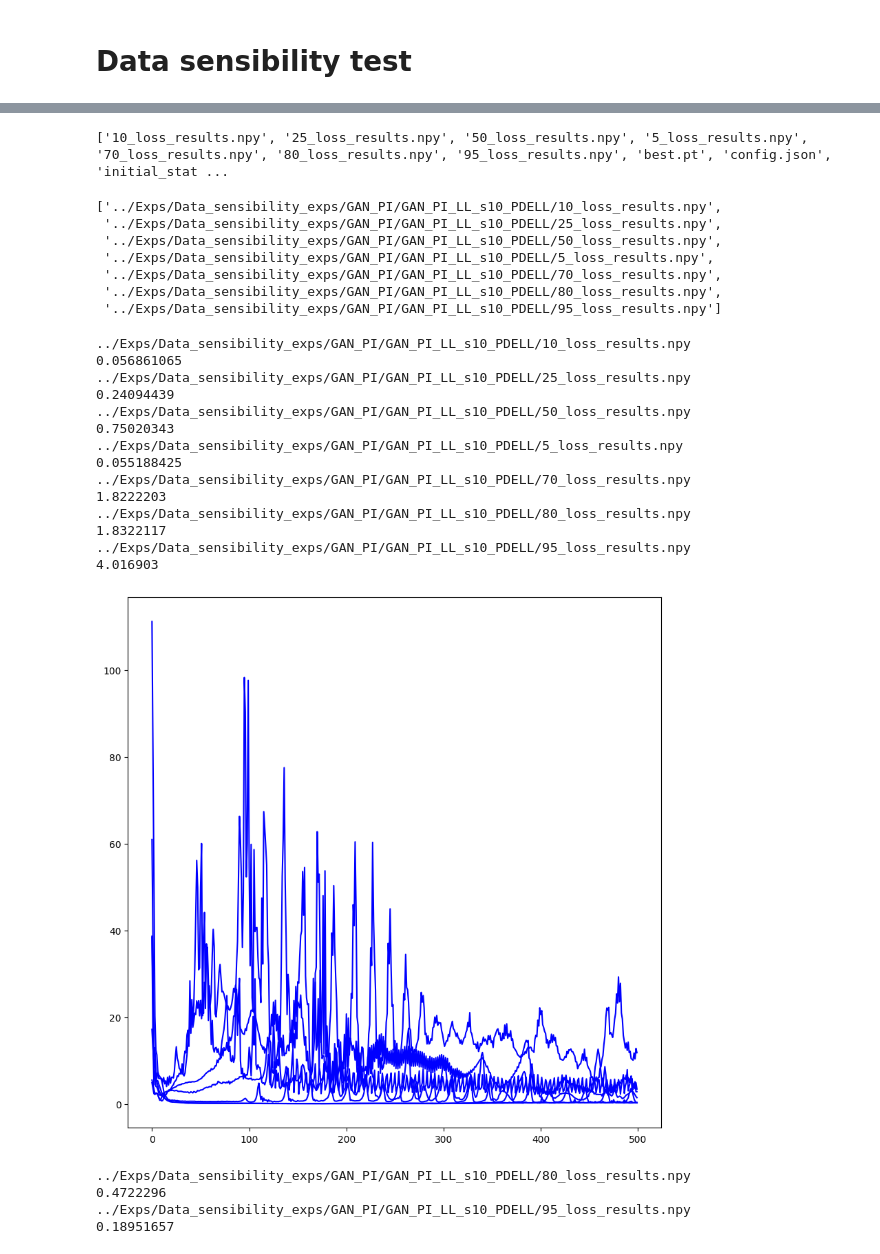
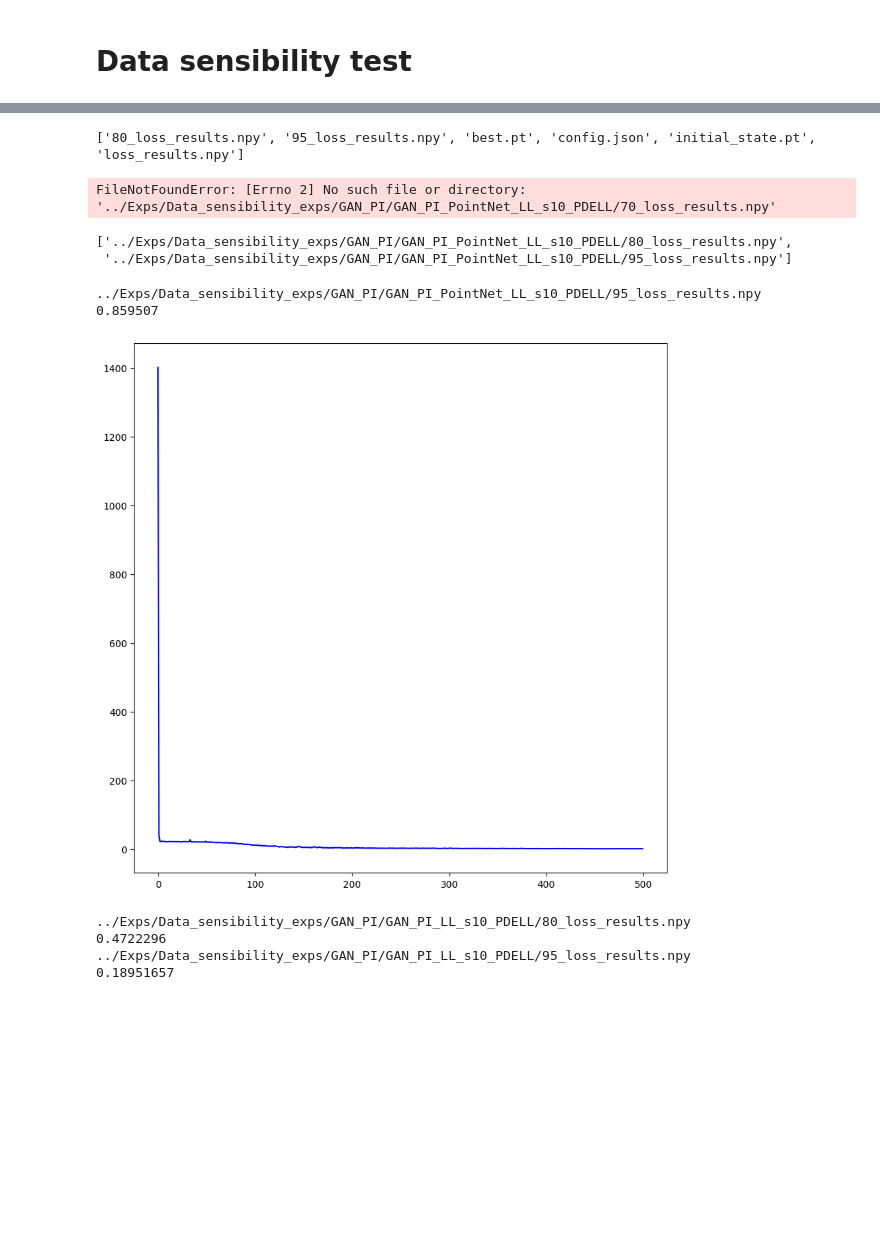
Before and after one commit to grmc1999/PhysicsSimulationDeepLearning, a Jupyter notebook: Notebooks/Result_analysis.ipynb, the cells around one changed output, grey strips where cells are left out. Saved outputs shown, nothing was run; the diff lists cells and outputs as text; code cells hidden in the pictures; blank space fills up the shorter version.

Commit message:
config

```diff
--- a/Notebooks/Result_analysis.ipynb
+++ b/Notebooks/Result_analysis.ipynb
@@ -48,6 +49,7 @@ root="../Exps/GAN_PI"
 #root="../Exps/Data_sensibility_exps/GAN_PI"
 # %%
 model_id="GAN_PI_LL_s10_PDELL_D_os_3_G_os_5"
+model_id="GAN_PI_PointNet_LL_s10_PDELL"
 hist=np.load(os.path.join(root,model_id,"loss_results.npy"),allow_pickle=True)
 hist=hist.tolist()
 # %%
@@ -60,12 +62,14 @@ for k in hist[1]["train"]["generative_losses"][0].keys():
         reduce(lambda x,y:x+y,list(b[k] for b in hist[ep]["train"]["generative_losses"])) for ep in hist.keys()
     )
 
-inidx_1=200
+inidx_1=0
 inidx_2=-1
 fig,axs=plt.subplots(figsize=(10,10))
 fig.subplots_adjust(right=0.75)
 t_lines=[]
 axss=[axs]
+colors = mpl.colormaps['Dark2'].colors
+
 for i,(k,color) in enumerate(zip(step_loss.keys(),colors)):
 
     if i>0:
@@ -104,7 +108,7 @@ for k in hist[1]["test"]["generative_losses"][0].keys():
     )
 
 
-inidx_1=700
+inidx_1=480
 inidx_2=-1
 #fig,axs=plt.subplots(figsize=(5,5))
 fig=plt.figure(figsize=(5,10))
@@ -135,7 +139,8 @@ list(step_loss.keys())
 # Data sensibility test
 # %%
 root="../Exps/Data_sensibility_exps/GAN_PI"
-model_id="GAN_PI_LL_s10_PDELL"
+#model_id="GAN_PI_LL_s10_PDELL"
+model_id="GAN_PI_PointNet_LL_s10_PDELL"
 # %%
 os.listdir(os.path.join(root,model_id))
 # %% [output]
@@ -160,51 +160,35 @@ print(os.listdir(os.path.join(root,model_id)))
 hist=np.load(os.path.join(root,model_id,"70_loss_results.npy"),allow_pickle=True)
 hist=hist.tolist()
 # %% [output]
-['10_loss_results.npy', '25_loss_results.npy', '50_loss_results.npy', '5_loss_results.npy', '70_loss_results.npy', '80_loss_results.npy', '95_loss_results.npy', 'best.pt', 'config.json', 'initial_stat ...
+['80_loss_results.npy', '95_loss_results.npy', 'best.pt', 'config.json', 'initial_state.pt', 'loss_results.npy']
+FileNotFoundError: [Errno 2] No such file or directory: '../Exps/Data_sensibility_exps/GAN_PI/GAN_PI_PointNet_LL_s10_PDELL/70_loss_results.npy'
 # %%
 import glob
 glob.glob((os.path.join(root,model_id,"*_loss_results.npy")))
 # %% [output]
-['../Exps/Data_sensibility_exps/GAN_PI/GAN_PI_LL_s10_PDELL/10_loss_results.npy',
- '../Exps/Data_sensibility_exps/GAN_PI/GAN_PI_LL_s10_PDELL/25_loss_results.npy',
- '../Exps/Data_sensibility_exps/GAN_PI/GAN_PI_LL_s10_PDELL/50_loss_results.npy',
- '../Exps/Data_sensibility_exps/GAN_PI/GAN_PI_LL_s10_PDELL/5_loss_results.npy',
- '../Exps/Data_sensibility_exps/GAN_PI/GAN_PI_LL_s10_PDELL/70_loss_results.npy',
- '../Exps/Data_sensibility_exps/GAN_PI/GAN_PI_LL_s10_PDELL/80_loss_results.npy',
- '../Exps/Data_sensibility_exps/GAN_PI/GAN_PI_LL_s10_PDELL/95_loss_results.npy']
+['../Exps/Data_sensibility_exps/GAN_PI/GAN_PI_PointNet_LL_s10_PDELL/80_loss_results.npy',
+ '../Exps/Data_sensibility_exps/GAN_PI/GAN_PI_PointNet_LL_s10_PDELL/95_loss_results.npy']
 # %%
 fig,axs=plt.subplots(figsize=(10,10))
 inidx_1=700
 inidx_2=-1
 color='b'
-for res in glob.glob((os.path.join(root,model_id,"*_loss_results.npy")))[:]:
+for res in glob.glob((os.path.join(root,model_id,"*_loss_results.npy")))[1:]:
     print(res)
     step_loss={}
     hist=np.load(res,allow_pickle=True)
     hist=hist.tolist()
     for k in hist[0]["test"]["generative_losses"][0].keys():
         step_loss[k]=list(
             reduce(lambda x,y:x+y,list(b[k] for b in hist[ep]["train"]["generative_losses"])) for ep in hist.keys()
         )
     axs.plot(np.arange(len(step_loss['PDE_residual_loss'][:])),step_loss['PDE_residual_loss'][:],color=color,label=k)
     print(np.min(step_loss['PDE_residual_loss'][:]))
 plt.show()
 # %% [output]
-../Exps/Data_sensibility_exps/GAN_PI/GAN_PI_LL_s10_PDELL/10_loss_results.npy
-0.056861065
-../Exps/Data_sensibility_exps/GAN_PI/GAN_PI_LL_s10_PDELL/25_loss_results.npy
-0.24094439
-../Exps/Data_sensibility_exps/GAN_PI/GAN_PI_LL_s10_PDELL/50_loss_results.npy
-0.75020343
-../Exps/Data_sensibility_exps/GAN_PI/GAN_PI_LL_s10_PDELL/5_loss_results.npy
-0.055188425
-../Exps/Data_sensibility_exps/GAN_PI/GAN_PI_LL_s10_PDELL/70_loss_results.npy
-1.8222203
-../Exps/Data_sensibility_exps/GAN_PI/GAN_PI_LL_s10_PDELL/80_loss_results.npy
-1.8322117
-../Exps/Data_sensibility_exps/GAN_PI/GAN_PI_LL_s10_PDELL/95_loss_results.npy
-4.016903
+../Exps/Data_sensibility_exps/GAN_PI/GAN_PI_PointNet_LL_s10_PDELL/95_loss_results.npy
+0.859507
-[figure, old version]
+[figure, new version]
 # %%
 fig,axs=plt.subplots(figsize=(10,10))
 inidx_1=700
```
Also changed, not shown: parts of 5 cells of this notebook, 5 other files.
